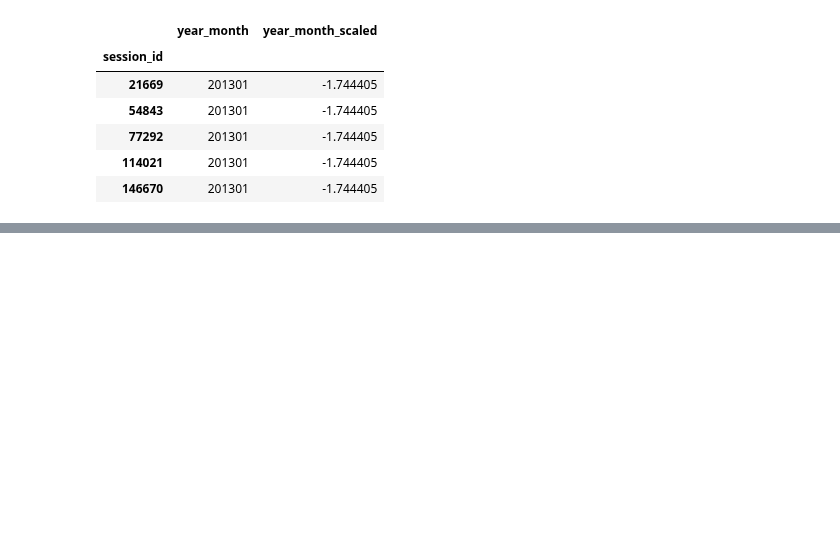
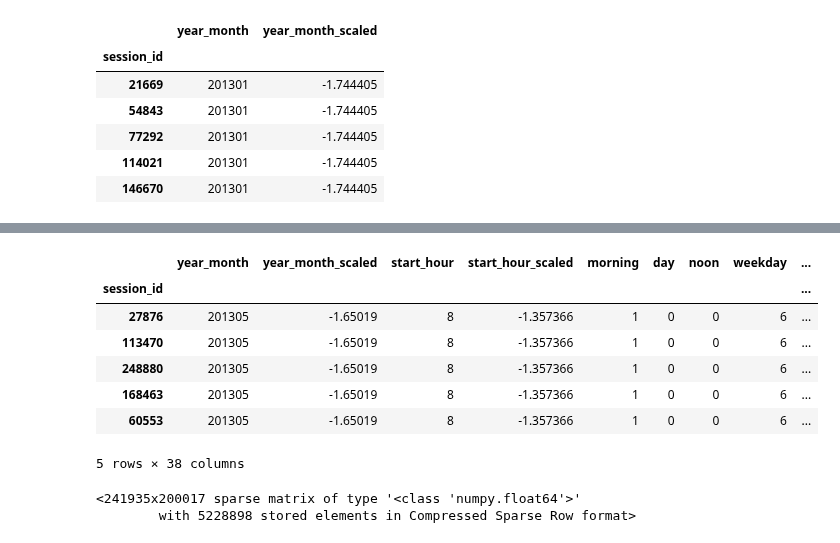
Before and after one commit to kcostya/mlcourse_open, a Jupyter notebook: jupyter_russian/homeworks/hw6_session3_part1_alice_beat_baseline.ipynb, the cells around one changed output, grey strips where cells are left out. Cells and saved outputs as stored; diff of their text form; code cells hidden in the pictures; blank space fills up the shorter version.

```diff
--- a/jupyter_russian/homeworks/hw6_session3_part1_alice_beat_baseline.ipynb
+++ b/jupyter_russian/homeworks/hw6_session3_part1_alice_beat_baseline.ipynb
@@ -253,0 +320,8 @@ years
+# %%
+new_feat_train['month'] = train_df['time1'].apply(lambda ts: ts.month)
+new_feat_test['month'] = test_df['time1'].apply(lambda ts: ts.month)
+# %%
+new_feat_train = pd.DataFrame(pd.concat([new_feat_train,
+                           pd.get_dummies(new_feat_train['month'], prefix='m', drop_first=False)], axis=1))
+new_feat_test = pd.DataFrame(pd.concat([new_feat_test,
+                           pd.get_dummies(new_feat_test['month'], prefix='m', drop_first=False)], axis=1))
@@ -264,3 +352,21 @@ X_train.shape, X_test.shape
+# %%
+idx = len(new_feat_train)- len(new_feat_train[new_feat_train['year_month']>=201305])
+# %%
+new_feat_train.iloc[idx:,:].head()
+# %% [output]
+|  | year_month | year_month_scaled | start_hour | start_hour_scaled | morning | day | noon | weekday | ... |
+| session_id |  |  |  |  |  |  |  |  | ... |
+| 27876 | 201305 | -1.65019 | 8 | -1.357366 | 1 | 0 | 0 | 6 | ... |
+| 113470 | 201305 | -1.65019 | 8 | -1.357366 | 1 | 0 | 0 | 6 | ... |
+| 248880 | 201305 | -1.65019 | 8 | -1.357366 | 1 | 0 | 0 | 6 | ... |
+| 168463 | 201305 | -1.65019 | 8 | -1.357366 | 1 | 0 | 0 | 6 | ... |
+| 60553 | 201305 | -1.65019 | 8 | -1.357366 | 1 | 0 | 0 | 6 | ... |
+5 rows × 38 columns
+# %%
+X_train[idx:,:]
+# %% [output]
+<241935x200017 sparse matrix of type '<class 'numpy.float64'>'
+        with 5228898 stored elements in Compressed Sparse Row format>
 # %%
 %%time
 logit = LogisticRegression(n_jobs=-1, random_state=17)
```
Also changed, not shown: parts of 38 cells of this notebook, 10 other files.
